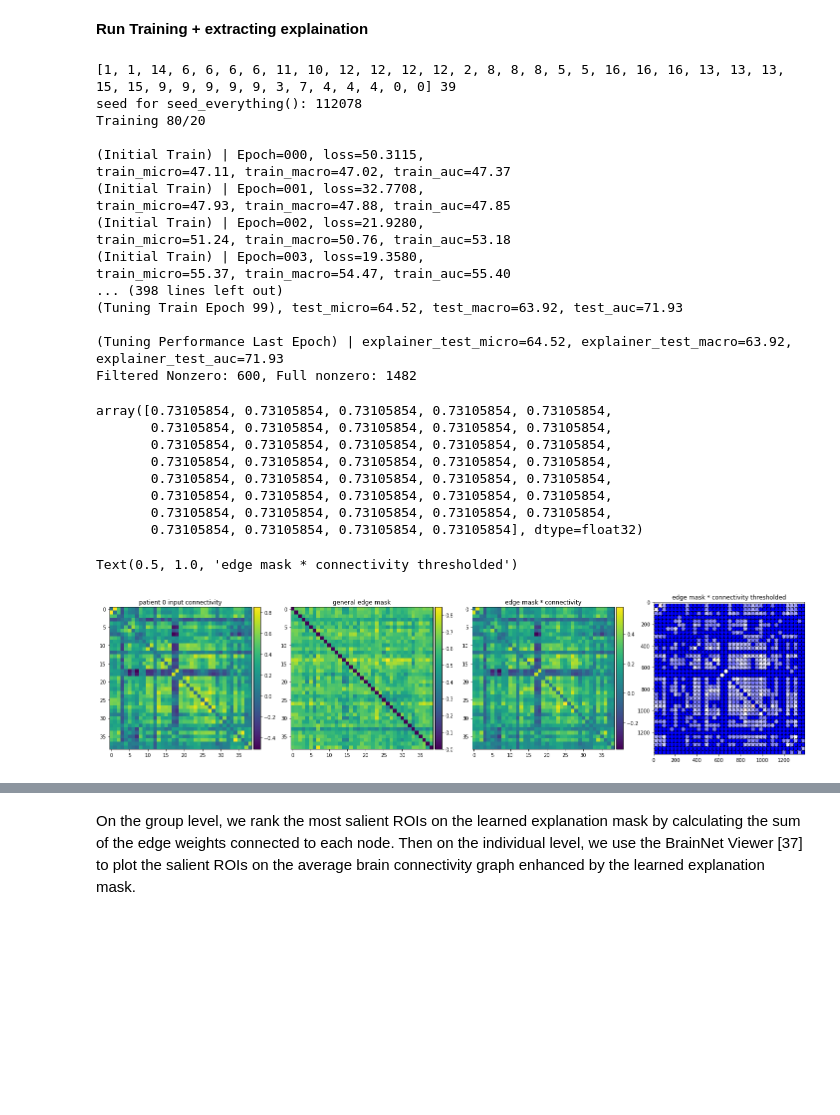
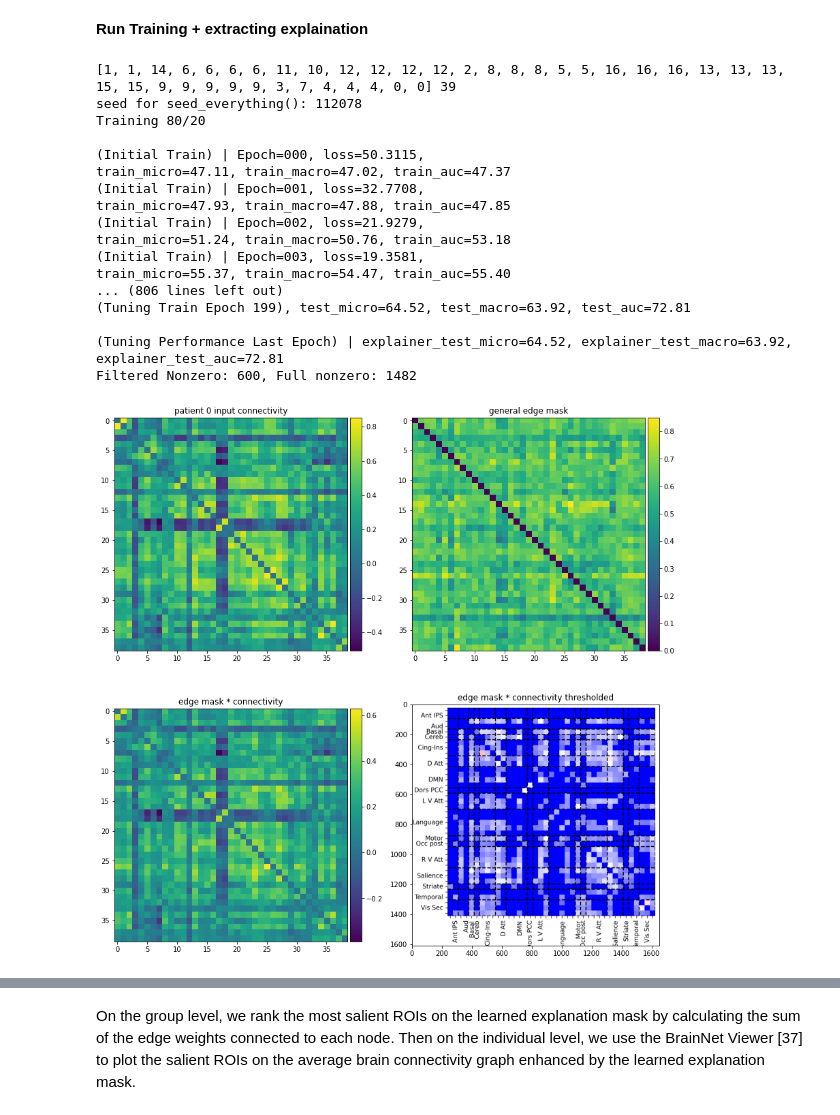
Before and after one commit to BobrG/neuro-gnn-project, a Jupyter notebook: run_gnnexplainer.ipynb, the cells around one changed output, grey strips where cells are left out. Saved outputs shown, nothing was run; the diff lists cells and outputs as text; code cells hidden in the pictures; blank space fills up the shorter version.

```diff
--- a/run_gnnexplainer.ipynb
+++ b/run_gnnexplainer.ipynb
@@ -154,8 +154,8 @@ savemat('./datasets/Schiza.mat', {'label': targets_bin, 'dti': connectivity_data
 # %% [markdown]
 **Run Training + extracting explaination**
 # %%
-!cd ./IBGNN && python main_explainer.py --train --explain --save_explanation \
- --initial_epochs 100 --tuning_epochs 100 --test_interval 50 \
+!cd ./IBGNN_modified && python main_explainer.py --train --explain --save_explanation \
+ --initial_epochs 200 --tuning_epochs 200 --test_interval 50 \
  --dataset_path=/home/neuro-gnn-project/datasets --dataset_name=Schiza
 # %% [output]
 [1, 1, 14, 6, 6, 6, 6, 11, 10, 12, 12, 12, 12, 2, 8, 8, 8, 5, 5, 16, 16, 16, 13, 13, 13, 15, 15, 9, 9, 9, 9, 9, 3, 7, 4, 4, 4, 0, 0] 39
@@ -166,57 +166,47 @@ Training 80/20
 train_micro=47.11, train_macro=47.02, train_auc=47.37
 (Initial Train) | Epoch=001, loss=32.7708,
 train_micro=47.93, train_macro=47.88, train_auc=47.85
-(Initial Train) | Epoch=002, loss=21.9280,
+(Initial Train) | Epoch=002, loss=21.9279,
 train_micro=51.24, train_macro=50.76, train_auc=53.18
-(Initial Train) | Epoch=003, loss=19.3580,
+(Initial Train) | Epoch=003, loss=19.3581,
 train_micro=55.37, train_macro=54.47, train_auc=55.40
-... (398 lines left out)
-(Tuning Train Epoch 99), test_micro=64.52, test_macro=63.92, test_auc=71.93
+... (806 lines left out)
+(Tuning Train Epoch 199), test_micro=64.52, test_macro=63.92, test_auc=72.81
 
-(Tuning Performance Last Epoch) | explainer_test_micro=64.52, explainer_test_macro=63.92, explainer_test_auc=71.93
+(Tuning Performance Last Epoch) | explainer_test_micro=64.52, explainer_test_macro=63.92, explainer_test_auc=72.81
 Filtered Nonzero: 600, Full nonzero: 1482
 # %%
-general_edge_mask = np.load('IBGNN/edge_mask.npy')
-general_node_mask = np.load('IBGNN/node_feat_mask.npy')
+general_edge_mask = np.load('IBGNN_modified/edge_mask.npy')
+general_node_mask = np.load('IBGNN_modified/node_feat_mask.npy')
-# %%
-general_node_mask
-# %% [output]
-array([0.73105854, 0.73105854, 0.73105854, 0.73105854, 0.73105854,
-       0.73105854, 0.73105854, 0.73105854, 0.73105854, 0.73105854,
-       0.73105854, 0.73105854, 0.73105854, 0.73105854, 0.73105854,
-       0.73105854, 0.73105854, 0.73105854, 0.73105854, 0.73105854,
-       0.73105854, 0.73105854, 0.73105854, 0.73105854, 0.73105854,
-       0.73105854, 0.73105854, 0.73105854, 0.73105854, 0.73105854,
-       0.73105854, 0.73105854, 0.73105854, 0.73105854, 0.73105854,
-       0.73105854, 0.73105854, 0.73105854, 0.73105854], dtype=float32)
 # %%
 for i in range(general_edge_mask.shape[0]):
     general_edge_mask[i][i] = 0.0
 # %%
 from mpl_toolkits.axes_grid1 import make_axes_locatable
-fig, axs = plt.subplots(1, 4, figsize=(25, 25))
+fig, axs = plt.subplots(2, 2, figsize=(12, 12))
 
-im0 = axs[0].imshow(connectivity_mat)
-axs[0].set_title('patient 0 input connectivity')
-divider = make_axes_locatable(axs[0])
+im0 = axs[0, 0].imshow(connectivity_mat)
+axs[0, 0].set_title('patient 0 input connectivity')
+divider = make_axes_locatable(axs[0, 0])
 cax = divider.append_axes('right', size='5%', pad=0.05)
 fig.colorbar(im0, cax=cax, orientation='vertical');
 
-im1 = axs[1].imshow(general_edge_mask)
-axs[1].set_title('general edge mask')
-divider = make_axes_locatable(axs[1])
+im1 = axs[0, 1].imshow(general_edge_mask)
+axs[0, 1].set_title('general edge mask')
+divider = make_axes_locatable(axs[0, 1])
 cax = divider.append_axes('right', size='5%', pad=0.05)
 fig.colorbar(im1, cax=cax, orientation='vertical');
 
 
-im2 = axs[2].imshow(general_edge_mask*connectivity_mat)
-axs[2].set_title('edge mask * connectivity')
-divider = make_axes_locatable(axs[2])
+im2 = axs[1, 0].imshow(general_edge_mask*connectivity_mat)
+axs[1, 0].set_title('edge mask * connectivity')
+divider = make_axes_locatable(axs[1, 0])
 cax = divider.append_axes('right', size='5%', pad=0.05)
 fig.colorbar(im2, cax=cax, orientation='vertical');
 
-axs[3].imshow(plt.imread('./IBGNN/fig/explained_Schiza_seed112078_negative_0_heatmap.png')[200:1600, 530:1920])
-axs[3].set_title('edge mask * connectivity thresholded')
+axs[1, 1].imshow(plt.imread('./IBGNN_modified//fig/explained_Schiza_seed112078_negative_0_heatmap.png')[190:, 300:1950])
+axs[1, 1].set_title('edge mask * connectivity thresholded')
+
+fig.tight_layout()
 # %% [output]
-Text(0.5, 1.0, 'edge mask * connectivity thresholded')
-[figure, old version]
+[figure, new version]
```
Also changed, not shown: parts of 4 cells of this notebook.
